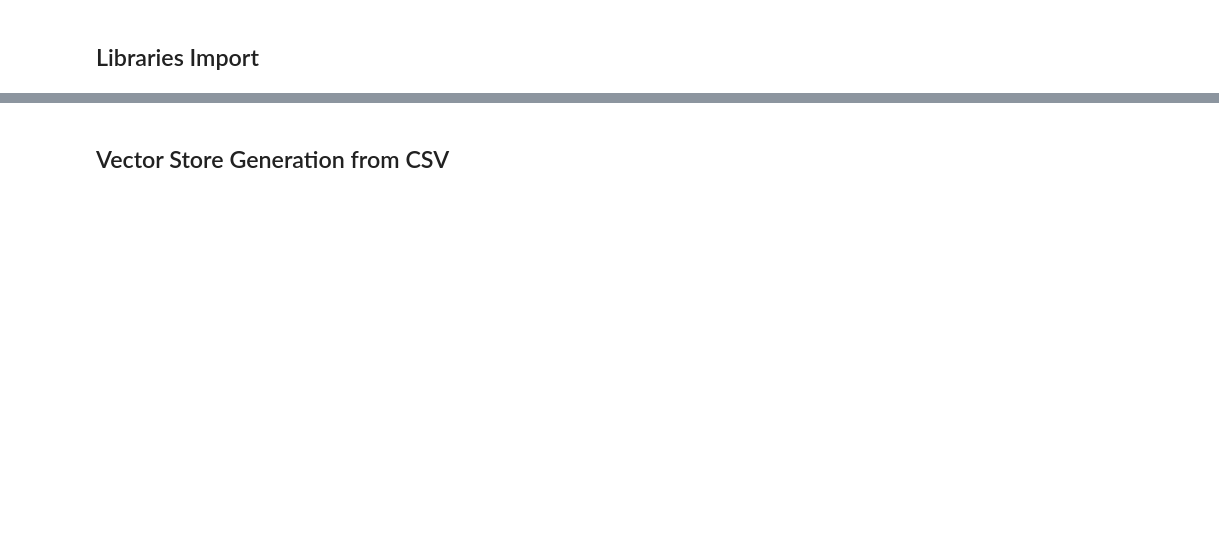
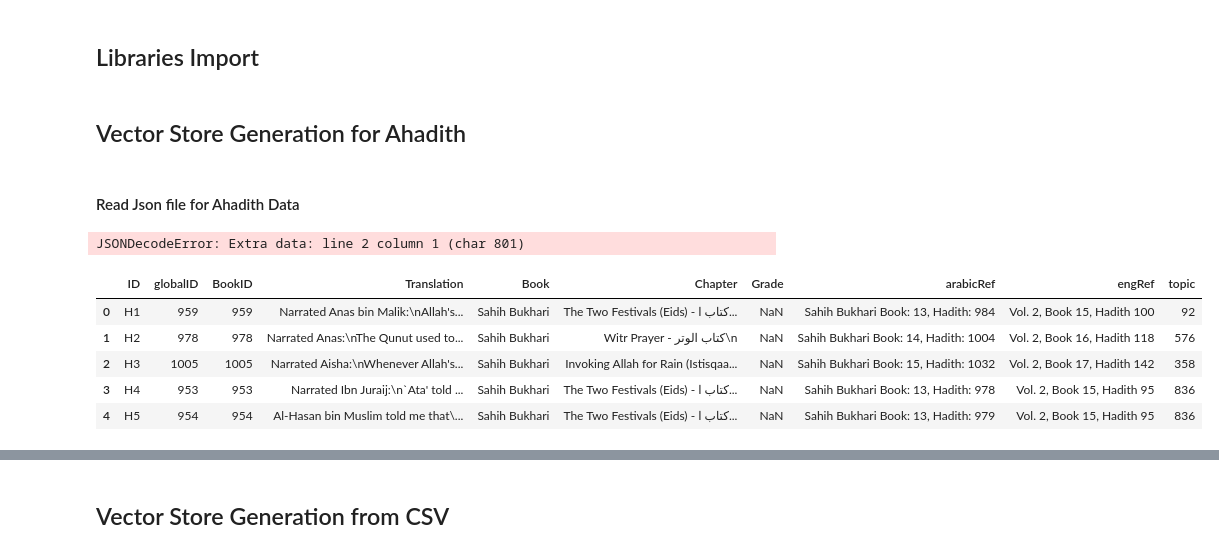
Before and after one commit to FaizaQamar/RAG-based-QAS, a Jupyter notebook: RAG with CSV.ipynb, the cells around one changed output, grey strips where cells are left out. Drawn from its saved outputs; the diff is of its cells as text; code cells hidden in the pictures; blank space fills up the shorter version.

```diff
--- a/RAG with CSV.ipynb
+++ b/RAG with CSV.ipynb
@@ -18,0 +25,28 @@ import gradio as gr
+# %% [markdown]
+## Vector Store Generation for Ahadith
+# %% [markdown]
+#### Read Json file for Ahadith Data
+# %%
+import json
+# Specify the path to the JSON file
+file_path = 'E:\D\Faiza\PhD\Thesis\MongoDB\hadithj.json'
+
+# Open and read the JSON file
+with open(file_path, 'r', encoding="utf8") as file:
+    data = json.load(file)
+
+# Print the content of the JSON file
+print(data)
+# %% [output]
+JSONDecodeError: Extra data: line 2 column 1 (char 801)
+# %%
+import pandas as pd
+data = pd.read_csv("E:\D\Faiza\PhD\Thesis\Dataset\Data-O\Hadith.csv")
+data.head()
+# %% [output]
+|  | ID | globalID | BookID | Translation | Book | Chapter | Grade | arabicRef | engRef | topic |
+| 0 | H1 | 959 | 959 | Narrated Anas bin Malik:\nAllah's... | Sahih Bukhari | The Two Festivals (Eids) - كتاب ا... | NaN | Sahih Bukhari Book: 13, Hadith: 984 | Vol. 2, Book 15, Hadith 100 | 92 |
+| 1 | H2 | 978 | 978 | Narrated Anas:\nThe Qunut used to... | Sahih Bukhari | Witr Prayer - كتاب الوتر\n | NaN | Sahih Bukhari Book: 14, Hadith: 1004 | Vol. 2, Book 16, Hadith 118 | 576 |
+| 2 | H3 | 1005 | 1005 | Narrated Aisha:\nWhenever Allah's... | Sahih Bukhari | Invoking Allah for Rain (Istisqaa... | NaN | Sahih Bukhari Book: 15, Hadith: 1032 | Vol. 2, Book 17, Hadith 142 | 358 |
+| 3 | H4 | 953 | 953 | Narrated Ibn Juraij:\n`Ata' told ... | Sahih Bukhari | The Two Festivals (Eids) - كتاب ا... | NaN | Sahih Bukhari Book: 13, Hadith: 978 | Vol. 2, Book 15, Hadith 95 | 836 |
+| 4 | H5 | 954 | 954 | Al-Hasan bin Muslim told me that\... | Sahih Bukhari | The Two Festivals (Eids) - كتاب ا... | NaN | Sahih Bukhari Book: 13, Hadith: 979 | Vol. 2, Book 15, Hadith 95 | 836 |
```
Also changed, not shown: parts of 69 cells of this notebook, 11 other files.
